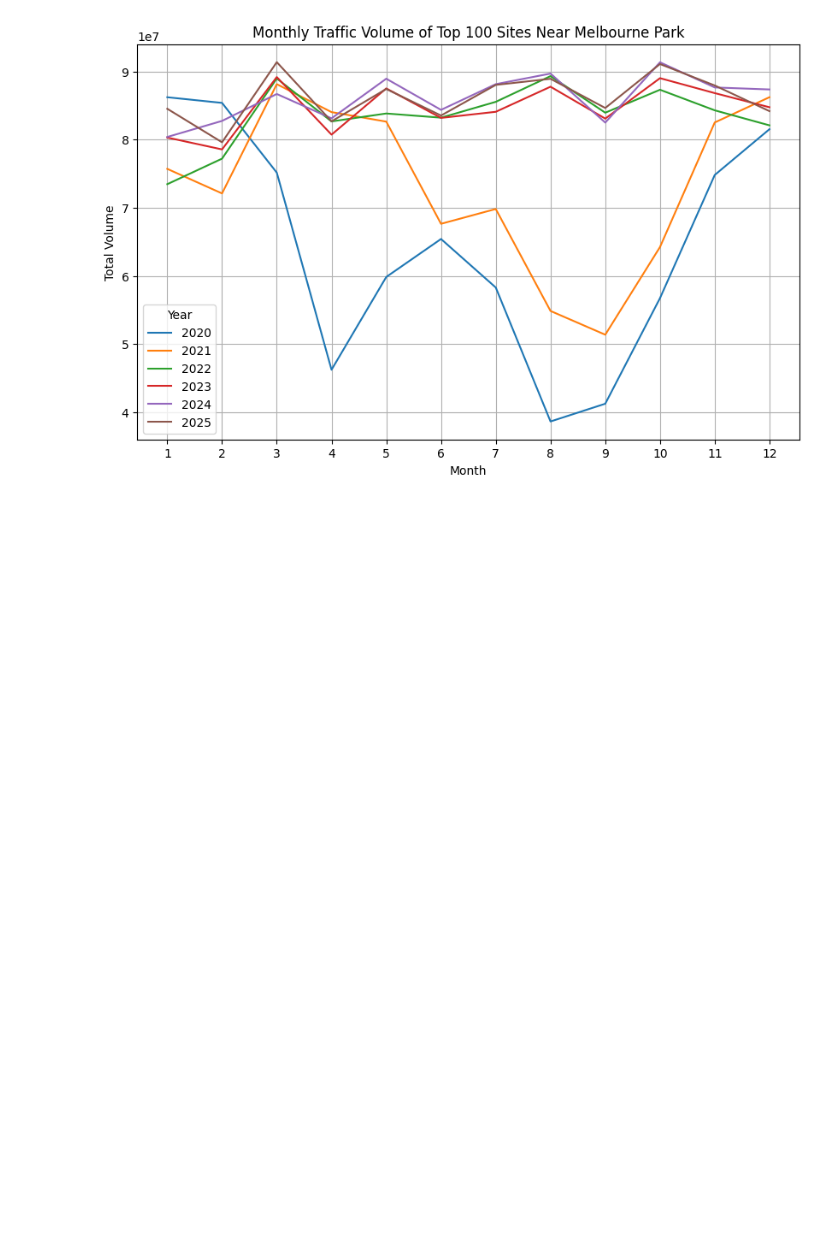
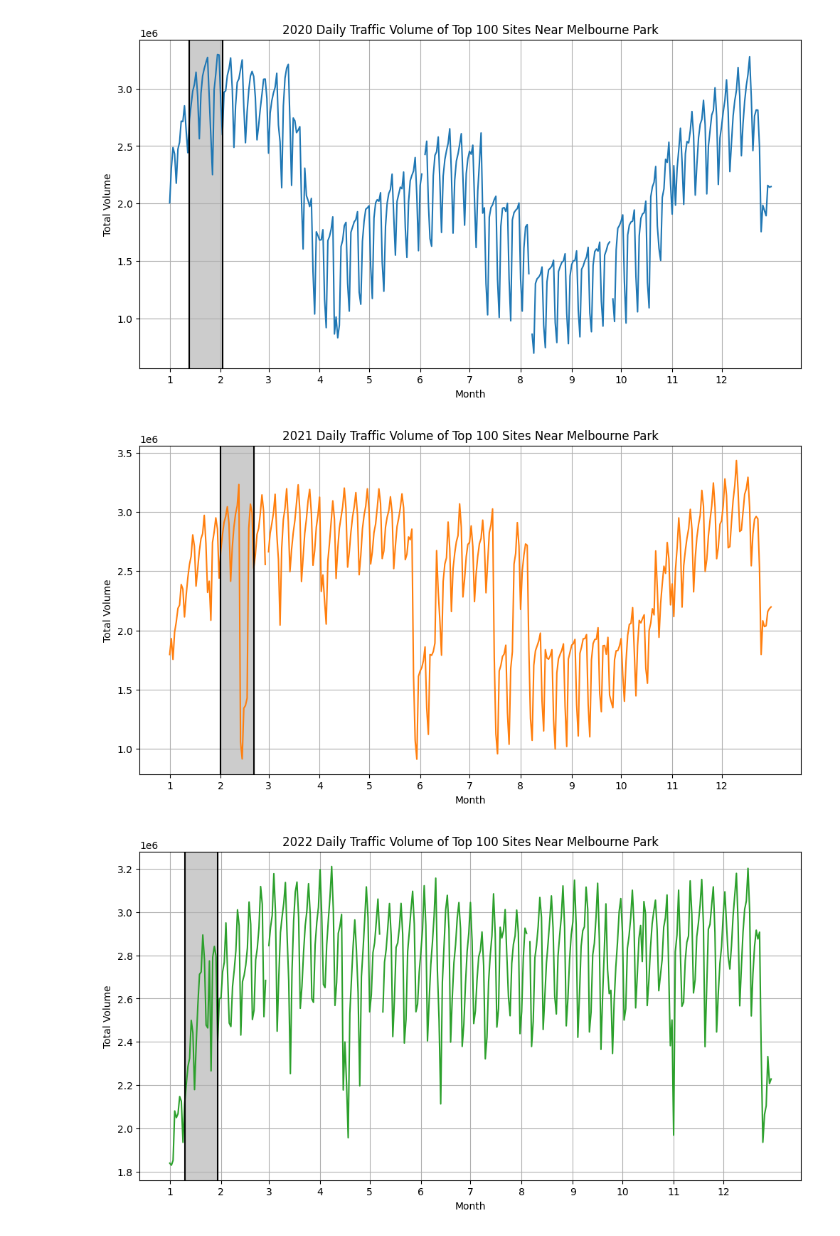
Before and after one commit to r3bcca13/ao_traffic_project, a Jupyter notebook: notebooks/visualisations.ipynb, the cells around one changed output. Drawn from its saved outputs; the diff is of its cells as text; code cells hidden in the pictures; blank space fills up the shorter version.

Commit message:
Explored monthly and daily volumes with plots

```diff
--- a/notebooks/visualisations.ipynb
+++ b/notebooks/visualisations.ipynb
@@ -1,16 +1,24 @@
 # %%
-from datetime import datetime
+from datetime import date
 from pathlib import Path
 from pyspark.sql import SparkSession, functions as F
 from pyspark.sql.types import *
 import folium
 import geopandas as gpd
 import matplotlib.pyplot as plt
+import matplotlib.colors as mcolors
 import pandas as pd
 from shapely import wkt
 
 SITE_DATA_DIR = Path("../data/processed/traffic_site/top_100_sites.csv")
 VOLUME_DATA_DIR = "../data/processed/traffic_volume"
+
+AO_DATES = {2020: (date(2020, 1, 13), date(2020, 2, 2)),
+            2021: (date(2021, 2, 1),  date(2021, 2, 21)),
+            2022: (date(2022, 1, 10), date(2022, 1, 30)),
+            2023: (date(2023, 1, 9), date(2023, 1, 29)),
+            2024: (date(2024, 1, 7), date(2024, 1, 28)),
+            2025: (date(2025, 1, 5), date(2025, 1, 26))}
 # %%
 # ---------------------------------------------------------------------------------------------------------------
 # PLOT TOP 100 CLOSEST TRAFFIC SITES
@@ -36,49 +116,38 @@ map
 # %%
 # ---------------------------------------------------------------------------------------------------------------
-# VISUALISE MONTHLY TOTAL TRAFFIC VOLUME
+# VISUALISE DAILY TOTAL TRAFFIC VOLUME
 # ---------------------------------------------------------------------------------------------------------------
-spark = SparkSession.builder.getOrCreate()
+pivot = total_daily_volume.pivot(index="month_day",
+                                 columns="year",
+                                 values="total_daily_volume").sort_index()
 
-df = spark.read.parquet(VOLUME_DATA_DIR)
+month_starts = [
+    "01-01", "02-01", "03-01", "04-01",
+    "05-01", "06-01", "07-01", "08-01",
+    "09-01", "10-01", "11-01", "12-01"
+]
 
-# Change schema
-new_schema = StructType([StructField("date", DateType()),
-                         StructField("hour", IntegerType()),
-                         StructField("site_id", IntegerType()),
-                         StructField("volume", IntegerType())])
-df = df.to(new_schema)
+colors = list(mcolors.TABLEAU_COLORS.keys())
 
-# Sum volume by day
-total_monthly_volume = df.select("date", "volume") \
-                         .groupBy("date") \
-                         .agg(F.sum("volume").alias("total_monthly_volume")) \
-                         .sort("date")
+for i, year in enumerate(pivot.columns):
 
-# Convert Sparks dataframe to Pandas
-pdf = total_monthly_volume.toPandas()
-pdf["date"] = pd.to_datetime(pdf["date"])
-pdf["year"] = pdf["date"].dt.year
-pdf["month"] = pdf["date"].dt.month
+    plt.figure(figsize=(12, 6))
 
-# Sum volume by month
-pdf = pdf[["year", "month", "total_monthly_volume"]].groupby(["year", "month"], as_index=False).sum()
-pdf.head()
+    plt.plot(pivot.index,
+             pivot[year],
+             color=colors[i])
 
-plt.figure(figsize=(10, 6))
+    start_date = AO_DATES[year][0].strftime("%m-%d")
+    end_date = AO_DATES[year][1].strftime("%m-%d")
 
-for year in range(2020, 2026):
+    plt.axvline(start_date, color="black")
+    plt.axvline(end_date, color="black")
+    plt.axvspan(start_date, end_date, color="black", alpha=0.2)
 
-    year_df = pdf[pdf["year"] == year]
-
-    plt.plot(year_df["month"],
-             year_df["total_monthly_volume"],
-             label=str(year))
-
-plt.xlabel("Month")
-plt.ylabel("Total Volume")
-plt.title("Monthly Traffic Volume of Top 100 Sites Near Melbourne Park")
-plt.xticks(range(1,13))
-plt.legend(title="Year")
-plt.grid(True)
-plt.show()
+    plt.xlabel("Month")
+    plt.ylabel("Total Volume")
+    plt.title(f"{year} Daily Traffic Volume of Top 100 Sites Near Melbourne Park")
+    plt.xticks(month_starts, range(1,13))
+    plt.grid(True)
+    plt.show()
 # %% [output]
@@ -93 +154,3 @@ To adjust logging level use sc.setLogLevel(newLevel). For SparkR, use setLogLeve
-[figure, old version]
+[figure, new version]
+[figure, added]
+[figure, added]
```
Also changed, not shown: parts of 4 cells of this notebook.
